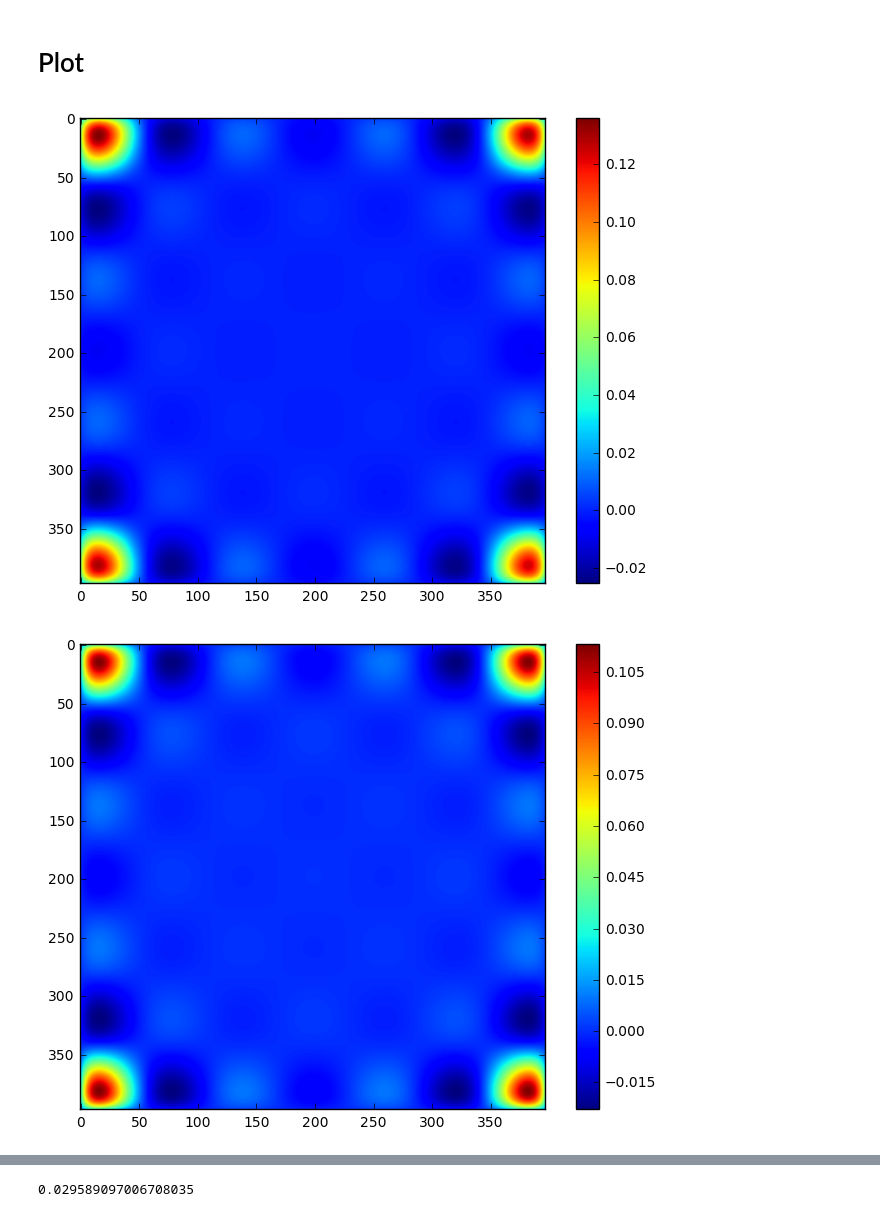
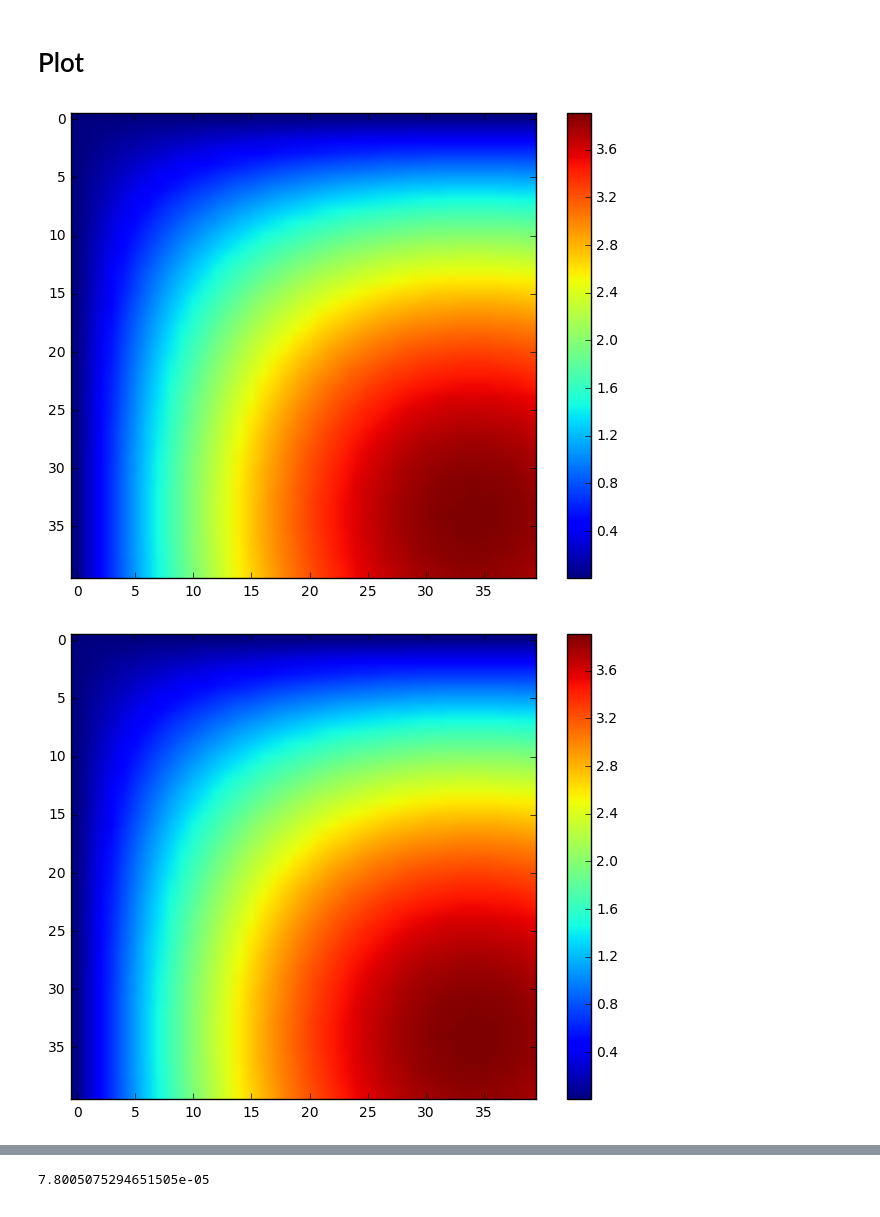
Before and after one commit to gamdow/devito, a Jupyter notebook: examples/seismic/acoustic/Verification.ipynb, the cells around one changed output, grey strips where cells are left out. Drawn from its saved outputs; the diff is of its cells as text; code cells hidden in the pictures.

```diff
--- a/examples/seismic/acoustic/Verification.ipynb
+++ b/examples/seismic/acoustic/Verification.ipynb
@@ -27,6 +27,5 @@ class ModelBench(Model):
         # For a fixed time order this number goes down as the space order increases.
         #
         # The CFL condtion is then given by
-        # dt <= coeff * h / (max(velocity))
-        coeff = 0.38 if len(self.shape) == 3 else 0.42
-        return .1*self.spacing[0]/self.vp
+        # dt <= .1 * h / (max(velocity))
+        return 1e-6
@@ -39,15 +38,15 @@ x/sqrt(x)*exp(-(pi f0) (r(x,z) - at)^2) - exp(-(pi f0) (r(x,z) - a2 t)^2)
 # %%
 def d1(xx, size, order):
-    exponent = order/2
-    roots = np.linspace(float(exponent)/size, 2.0-float(exponent)/size, order)
+    roots = np.linspace(0.+.5*float(order)/size, 2.0-.5*float(order)/size, order)
     xno = 2.0*xx/size
-    return 1e3*np.prod([(xno-r) for r in roots])
+    return 1e3*simplify(expand((np.prod([(xno-r) for r in roots]))))
 
-def mms(h, nn, spc, nt, c0=580):
+def mms(h, nn, spc, nt, c0=.58):
     clear_cache()
-    set_log_level("ERROR")
+    set_log_level("DEBUG")
 
-    modelloc = ModelBench(vp=c0, origin=(0., 0.), spacing=(h, h), shape=(nn, nn), nbpml=spc, dtype=np.float64)
+    modelloc = ModelBench(vp=c0, origin=(0., 0.), spacing=(h, h), shape=(nn, nn),
+                          nbpml=spc, dtype=np.float64)
     dt = modelloc.critical_dt
 
     # Create symbols for forward wavefield, source and receivers
@@ -57,20 +56,21 @@ def mms(h, nn, spc, nt, c0=580):
 
     s = modelloc.grid.stepping_dim.spacing
     x, y = modelloc.grid.dimensions
-    sol = (d1(x, modelloc.shape_domain[0], 8) *
-           d1(y, modelloc.shape_domain[1], 8) *
-           sin(modelloc.grid.time_dim*s/(nt+25)))
+    sol = (d1(x, modelloc.shape_domain[0], 6) *
+           d1(y, modelloc.shape_domain[1], 6) *
+           sin(c0*modelloc.grid.time_dim*dt/nt))
+
     source_term = (1.0/c0**2 * diff(sol, modelloc.grid.time_dim, 2) -
                    diff(sol, modelloc.grid.dimensions[0], 2) -
                    diff(sol, modelloc.grid.dimensions[1], 2))
 
-    stencil = [Eq(u.forward, 2.0 * u - u.backward + c0**2 * s**2 * u.laplace + c0**2 * s**2 * source_term)]
+    stencil = [Eq(u.forward, 2.0 * u - u.backward + c0**2 * dt**2 * u.laplace + c0**2 * dt**2 * source_term)]
     analytical = [Eq(anlytic, sol)]
 
     init_1 = [Eq(u.indexed[1, x, y], sol.subs({modelloc.grid.time_dim : 1.0}))]
 
     op = Operator(init_1 + stencil + analytical, dse='noop', dle='noop')
-    summary = op.apply(dt=dt, time_s=0)
+    summary = op.apply(time_s=0)
     return u, anlytic, summary, dt
 # %% [markdown]
 # Verification
@@ -181,18 +178,22 @@ u3, analy3, _, _ = mms(1.0, 401, 8, nt)
 # %%
 ti=nt-1
 spc=2
+npo = 100
+center = npo + spc
+
 plt.figure()
-plt.imshow(u1.data[ti, 2*spc:-2*spc, 2*spc:-2*spc])
+plt.imshow(u1.data[ti, center-20:center+20, center-20:center+20])
 plt.colorbar()
 plt.show()
 plt.figure()
-plt.imshow(analy1.data[ti, 2*spc:-2*spc, 2*spc:-2*spc])
+plt.imshow(analy1.data[ti, center-20:center+20, center-20:center+20])
 plt.colorbar()
 plt.show()
 plt.figure()
-plt.imshow(u1.data[ti, 2*spc:-2*spc, 2*spc:-2*spc] - analy1.data[ti, 2*spc:-2*spc, 2*spc:-2*spc])
+plt.imshow(u1.data[ti, center-20:center+20, center-20:center+20] -
+           analy1.data[ti, center-20:center+20, center-20:center+20])
 plt.colorbar()
 plt.show()
 # %% [output]
-[figure, old version]
+[figure, new version]
-[figure, old version]
+[figure, new version]
@@ -200,6 +201,7 @@ plt.show()
-# %%
-np.max(np.fabs((u1.data[ti, 2*spc:-2*spc, 2*spc:-2*spc] - analy1.data[ti, 2*spc:-2*spc, 2*spc:-2*spc])))
-# %% [output]
-0.029589097006708035
+# %%
+np.linalg.norm((u1.data[ti, center-20:center+20, center-20:center+20] -
+                analy1.data[ti, center-20:center+20, center-20:center+20]).reshape(-1), np.inf)
+# %% [output]
+7.8005075294651505e-05
 # %%
 ti=nt-1
```
Also changed, not shown: parts of 20 cells of this notebook, 1 other file.
